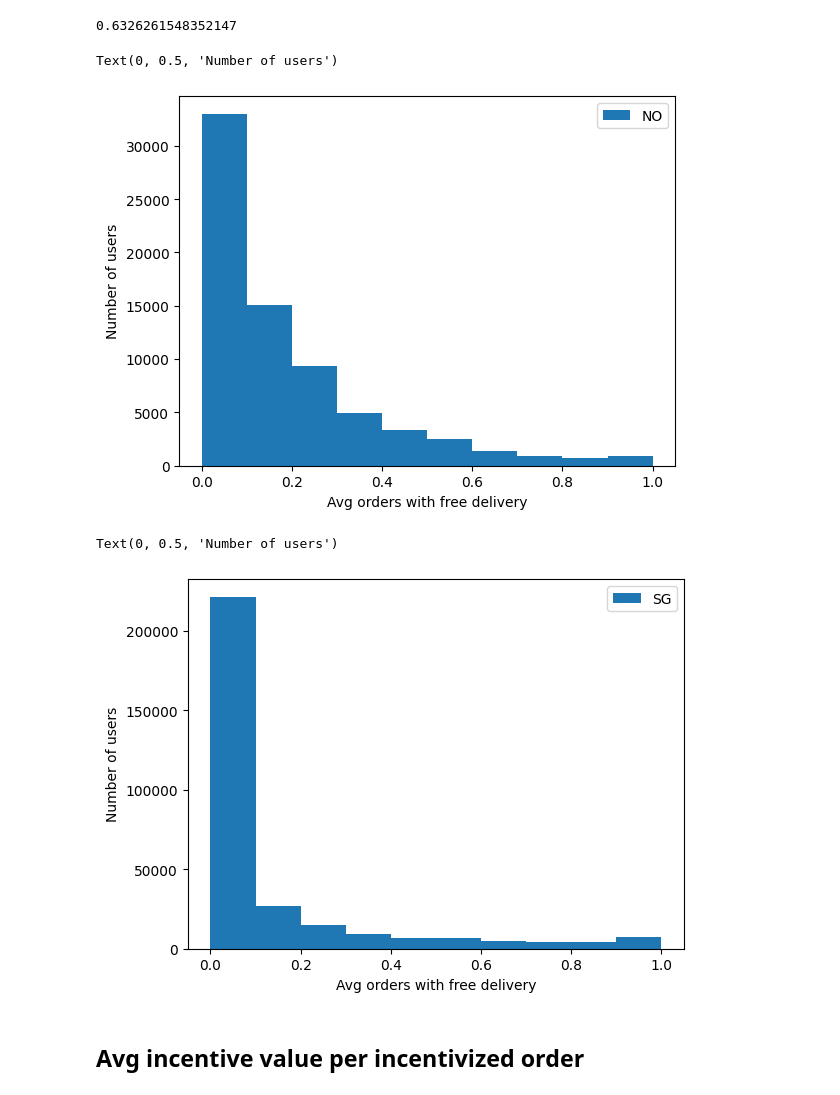
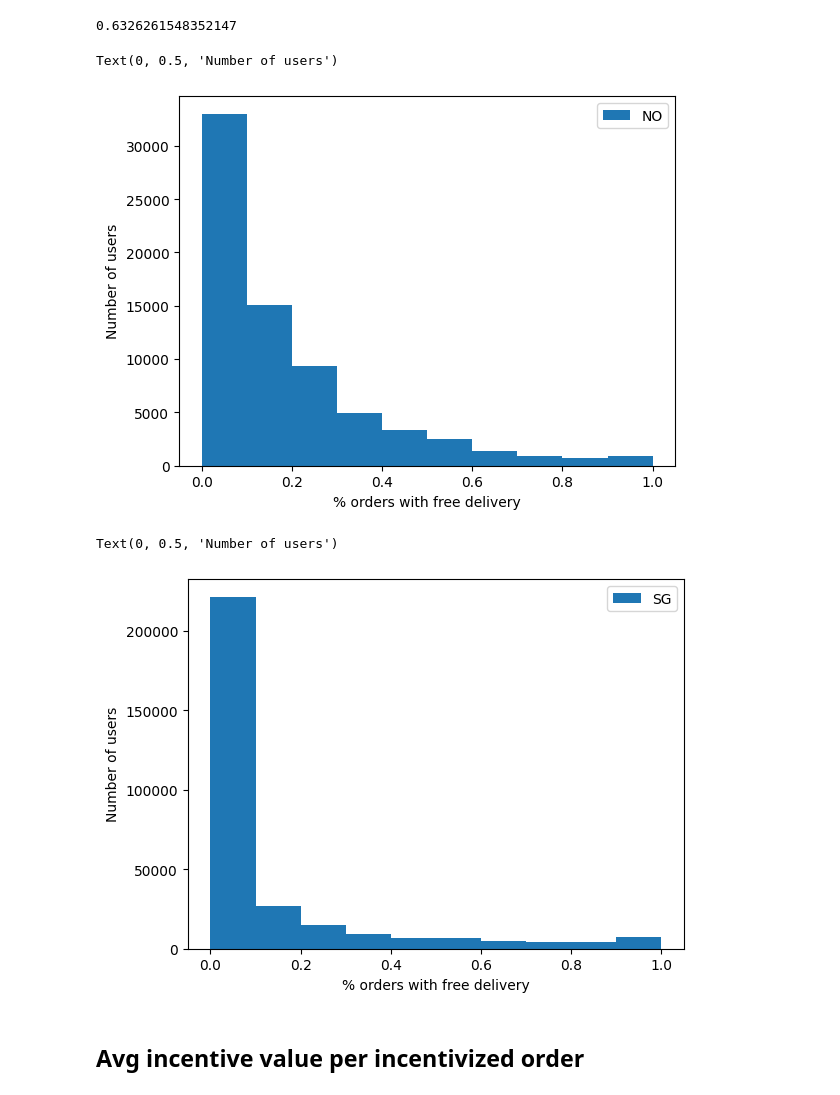
Before and after one commit to AChiaraCapuano/incentives_analysis, a Jupyter notebook: analysis_nb.ipynb, the cells around one changed output. Cells and saved outputs as stored; diff of their text form; code cells hidden in the pictures.

```diff
--- a/analysis_nb.ipynb
+++ b/analysis_nb.ipynb
@@ -105,19 +105,19 @@ len(df_incentivized_SG[df_incentivized_SG['has_free_delivery']>0])/len(df_incent
 # %%
 plt.hist(df_incentivized['has_free_delivery'], label="NO");
 plt.legend(loc='upper right');
-plt.xlabel('Avg orders with free delivery')
+plt.xlabel('% orders with free delivery')
 plt.ylabel('Number of users')
 # %% [output]
 Text(0, 0.5, 'Number of users')
-[figure, old version]
+[figure, new version]
 # %%
 plt.hist(df_incentivized_SG['has_free_delivery'], label="SG");
 plt.legend(loc='upper right');
-plt.xlabel('Avg orders with free delivery')
+plt.xlabel('% orders with free delivery')
 plt.ylabel('Number of users')
 # %% [output]
 Text(0, 0.5, 'Number of users')
-[figure, old version]
+[figure, new version]
 # %% [markdown]
 ## Avg incentive value per incentivized order
 # %%
```
Also changed, not shown: parts of 4 cells of this notebook.
